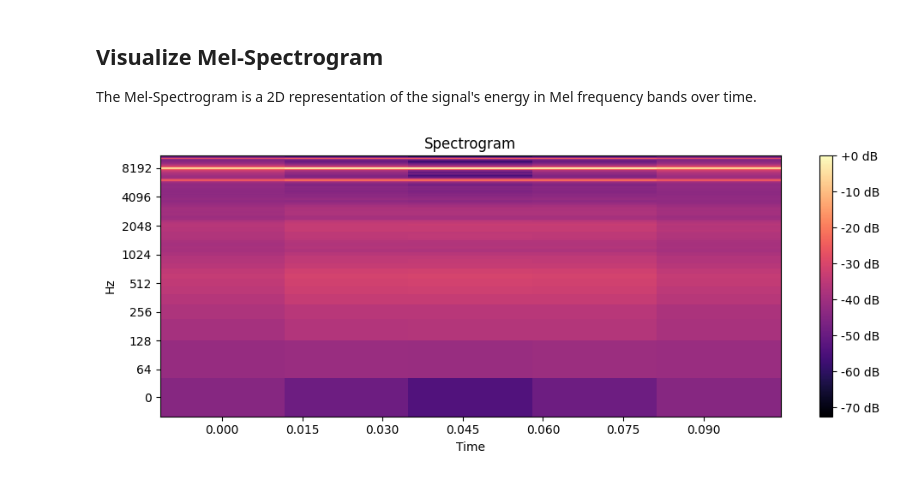
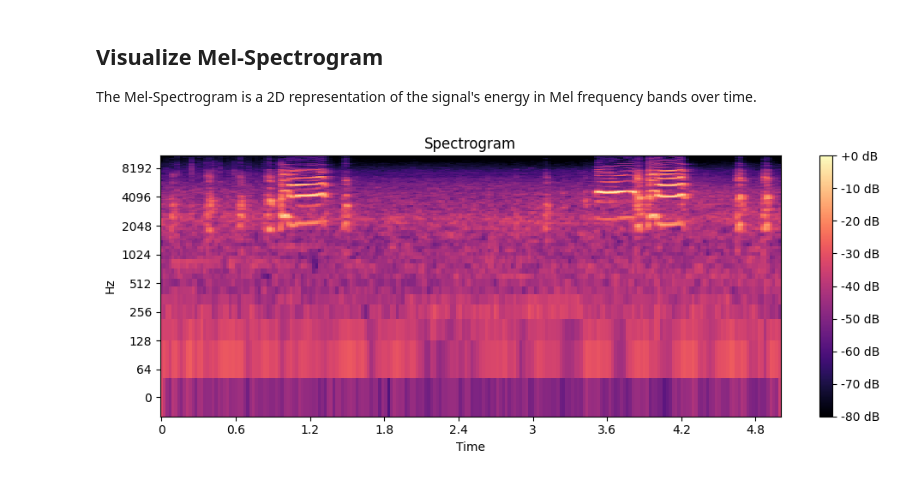
Before and after one commit to danilodsp/AFX, a Jupyter notebook: notebooks/feature_2d_visualization_demo.ipynb, the cells around one changed output. Saved outputs shown, nothing was run; the diff lists cells and outputs as text; code cells hidden in the pictures.

```diff
--- a/notebooks/feature_2d_visualization_demo.ipynb
+++ b/notebooks/feature_2d_visualization_demo.ipynb
@@ -82,8 +82,8 @@ The Mel-Spectrogram is a 2D representation of the signal's energy in Mel frequen
 # %%
 if 'melspectrogram' in features:
     melspectrogram = features['melspectrogram']
-    plot_spectrogram(melspectrogram.mean(axis=2), sr)
+    plot_spectrogram(melspectrogram, sr)
 else:
     print('Mel-Spectrogram not found in extracted features.')
 # %% [output]
-[figure, old version]
+[figure, new version]
```
Also changed, not shown: parts of 3 cells of this notebook, 1 other file.
